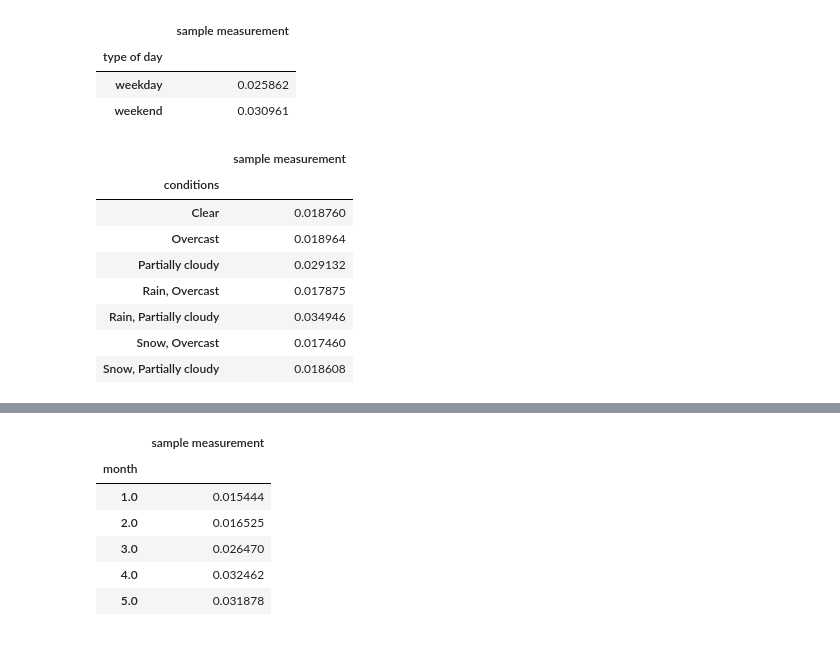
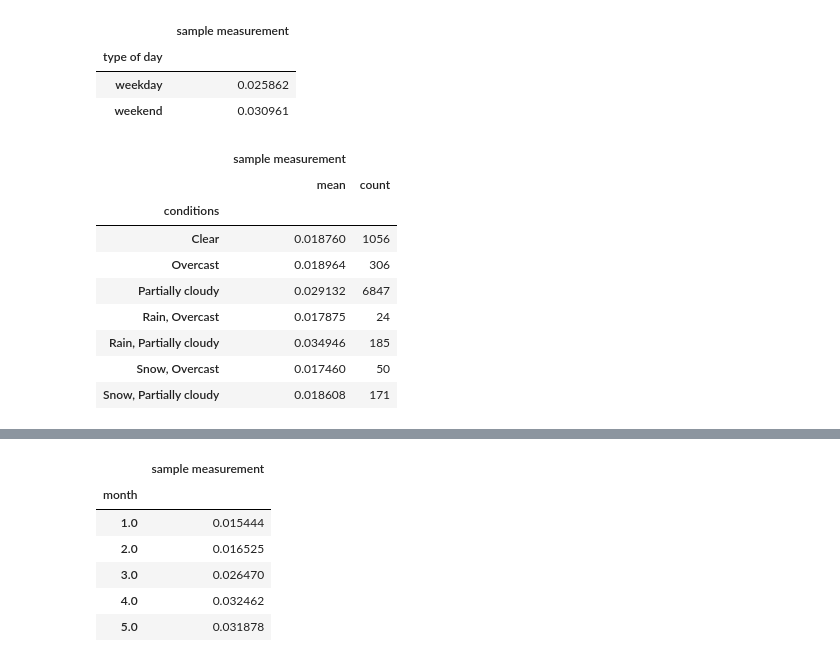
Before and after one commit to jcummingsutk/ozone_pollution, a Jupyter notebook: notebook.ipynb, the cells around one changed output, grey strips where cells are left out. Drawn from its saved outputs; the diff is of its cells as text; code cells hidden in the pictures.

```diff
--- a/notebook.ipynb
+++ b/notebook.ipynb
@@ -352,14 +282,16 @@ df_col.groupby('type of day').agg({'sample measurement': 'mean'})
 | weekday | 0.025862 |
 | weekend | 0.030961 |
 # %%
-df_col.groupby('conditions').agg({'sample measurement': 'mean'})
+# I'm not sure what to make of "Rain, Partially cloudy" vs "Rain, Overcast" here.
+df_col.groupby('conditions').agg({'sample measurement': ['mean', 'count']})
 # %% [output]
-|  | sample measurement |
-| conditions |  |
-| Clear | 0.018760 |
-| Overcast | 0.018964 |
-| Partially cloudy | 0.029132 |
-| Rain, Overcast | 0.017875 |
-| Rain, Partially cloudy | 0.034946 |
-| Snow, Overcast | 0.017460 |
-| Snow, Partially cloudy | 0.018608 |
+|  | sample measurement |  |
+|  | mean | count |
+| conditions |  |  |
+| Clear | 0.018760 | 1056 |
+| Overcast | 0.018964 | 306 |
+| Partially cloudy | 0.029132 | 6847 |
+| Rain, Overcast | 0.017875 | 24 |
+| Rain, Partially cloudy | 0.034946 | 185 |
+| Snow, Overcast | 0.017460 | 50 |
+| Snow, Partially cloudy | 0.018608 | 171 |
```
Also changed, not shown: parts of 65 cells of this notebook, 1 other file.
